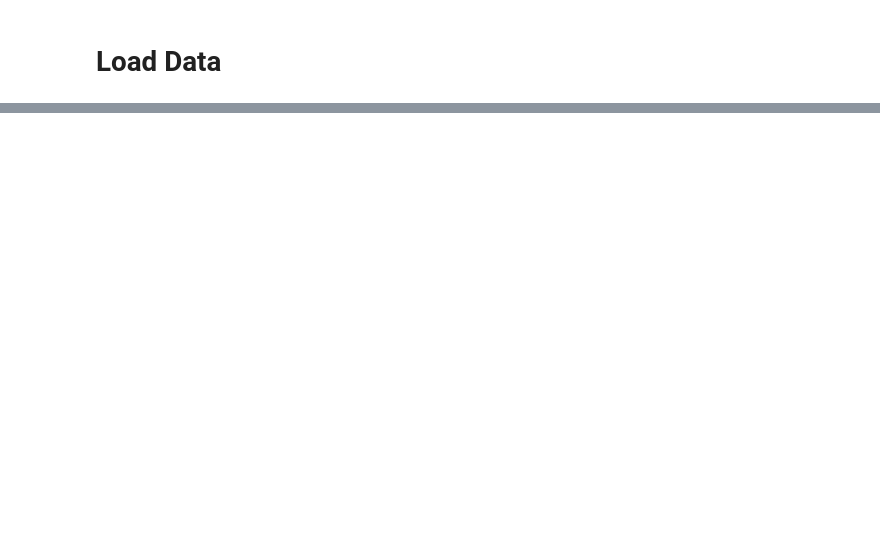
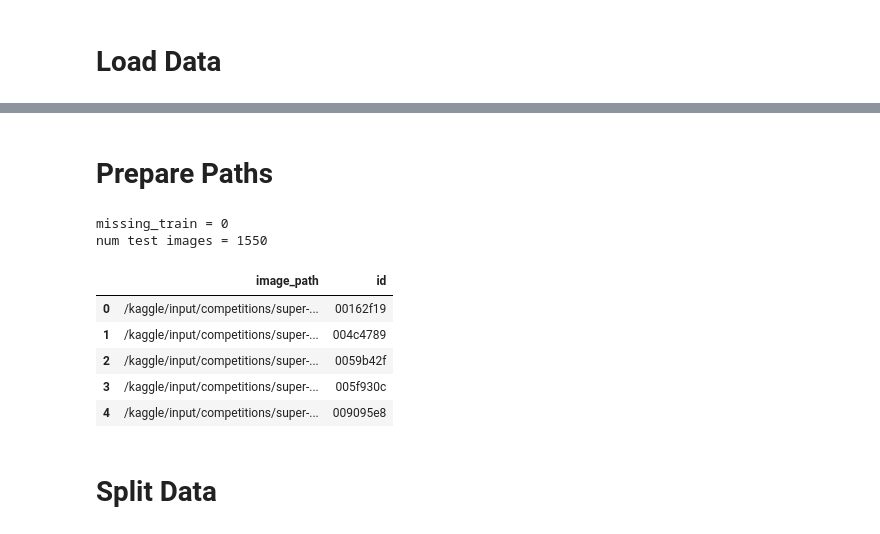
Before and after one commit to Kongbeng-21/SuperAi, a Jupyter notebook: 601088_กฤติธี_ฉายแสง.ipynb, the cells around one changed output, grey strips where cells are left out. Saved outputs shown, nothing was run; the diff lists cells and outputs as text; code cells hidden in the pictures; blank space fills up the shorter version.

```diff
--- a/601088_กฤติธี_ฉายแสง.ipynb
+++ b/601088_กฤติธี_ฉายแสง.ipynb
@@ -146,0 +136,33 @@ Feature cols = ['BVP', 'ACC_X', 'ACC_Y', 'ACC_Z', 'TEMP', 'EDA', 'HR', 'IBI', 'A
+# %% [markdown]
+# Prepare Paths
+# %%
+train_df = train_df.copy()
+train_df['image_path'] = train_df['image_name'].apply(lambda x: str(train_dir / x))
+
+missing_train = (~train_df['image_path'].map(lambda x: Path(x).exists())).sum()
+print('missing_train =', missing_train)
+if missing_train > 0:
+    raise FileNotFoundError('Some training images are missing')
+
+test_images = sorted(test_dir.glob('*.jpg'))
+if not test_images:
+    test_images = sorted(test_dir.rglob('*.jpg'))
+
+test_df = pd.DataFrame({
+    'image_path': [str(p) for p in test_images],
+    'id': [p.stem for p in test_images]
+})
+
+print('num test images =', len(test_df))
+display(test_df.head())
+# %% [output]
+missing_train = 0
+num test images = 1550
+|  | image_path | id |
+| 0 | /kaggle/input/competitions/super-... | 00162f19 |
+| 1 | /kaggle/input/competitions/super-... | 004c4789 |
+| 2 | /kaggle/input/competitions/super-... | 0059b42f |
+| 3 | /kaggle/input/competitions/super-... | 005f930c |
+| 4 | /kaggle/input/competitions/super-... | 009095e8 |
+# %% [markdown]
+# Split Data
```
Also changed, not shown: parts of 26 cells of this notebook.
